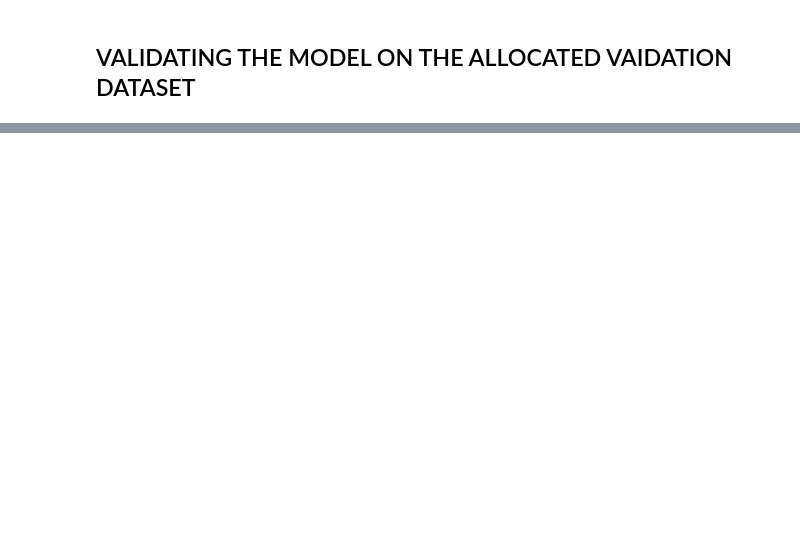
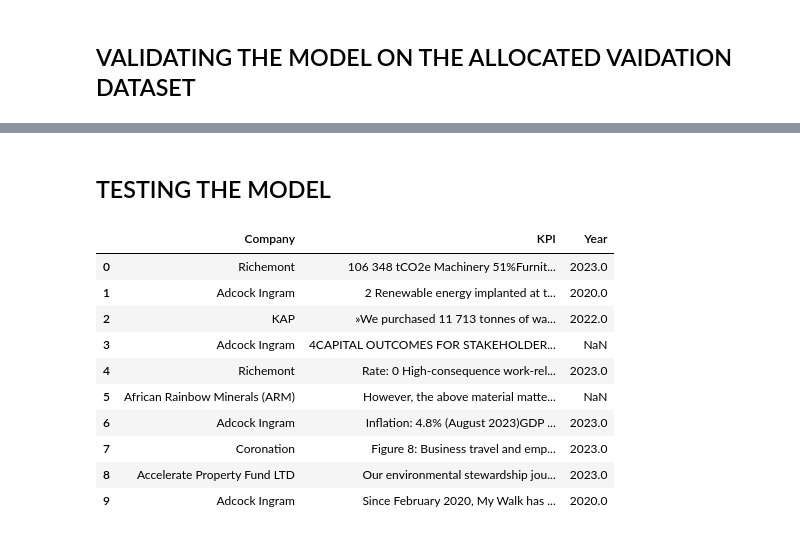
Before and after one commit to Fabchirajoul/ESG_MODELS, a Jupyter notebook: ESG_Environmental.ipynb, the cells around one changed output, grey strips where cells are left out. Saved outputs shown, nothing was run; the diff lists cells and outputs as text; code cells hidden in the pictures; blank space fills up the shorter version.

```diff
--- a/ESG_Environmental.ipynb
+++ b/ESG_Environmental.ipynb
@@ -755,0 +651,22 @@ TrainOutput(global_step=799, training_loss=0.4183128915531316, metrics={'train_r
+# %% [markdown]
+## TESTING THE MODEL
+# %%
+import pandas as pd
+from transformers import pipeline
+
+# Load the test dataset
+test_files = "/content/testing.csv"
+df_test = pd.read_csv(test_files)
+df_test.head(10)
+# %% [output]
+|  | Company | KPI | Year |
+| 0 | Richemont | 106 348 tCO2e Machinery 51%Furnit... | 2023.0 |
+| 1 | Adcock Ingram | 2 Renewable energy implanted at t... | 2020.0 |
+| 2 | KAP | »We purchased 11 713 tonnes of wa... | 2022.0 |
+| 3 | Adcock Ingram | 4CAPITAL OUTCOMES FOR STAKEHOLDER... | NaN |
+| 4 | Richemont | Rate: 0 High-consequence work-rel... | 2023.0 |
+| 5 | African Rainbow Minerals (ARM) | However, the above material matte... | NaN |
+| 6 | Adcock Ingram | Inflation: 4.8% (August 2023)GDP ... | 2023.0 |
+| 7 | Coronation | Figure 8: Business travel and emp... | 2023.0 |
+| 8 | Accelerate Property Fund LTD | Our environmental stewardship jou... | 2023.0 |
+| 9 | Adcock Ingram | Since February 2020, My Walk has ... | 2020.0 |
```
Also changed, not shown: parts of 22 cells of this notebook.
